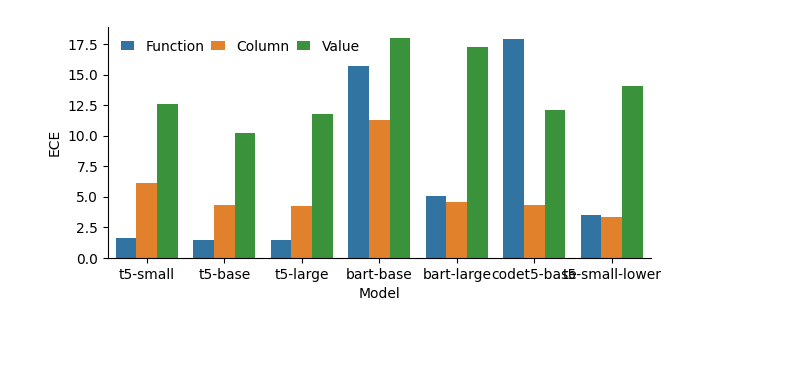
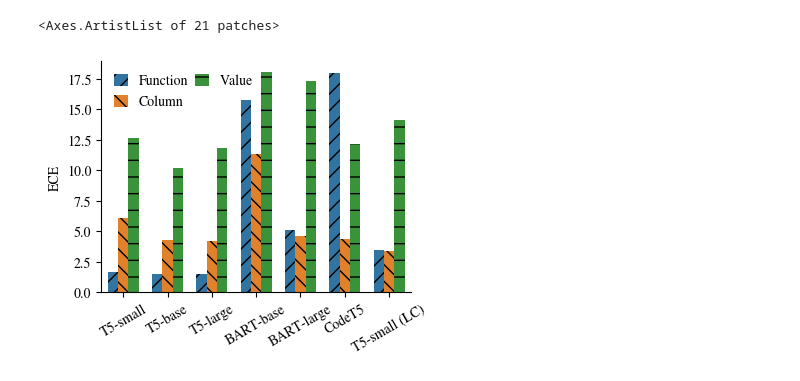
Before and after one commit to esteng/calibration_miso, a Jupyter notebook: analysis/calibration_sql_by_type.ipynb, the cells around one changed output. Saved outputs shown, nothing was run; the diff lists cells and outputs as text; code cells hidden in the pictures; blank space fills up the shorter version.

Commit message:
update plots

```diff
--- a/analysis/calibration_sql_by_type.ipynb
+++ b/analysis/calibration_sql_by_type.ipynb
@@ -114,12 +64,34 @@ type: 3: 2552
 # %%
+from matplotlib import pyplot as plt
+import itertools
+
+
+plt.rcParams["font.family"] = "Nimbus Roman"
+
 import pandas as pd
-fig, ax = plt.subplots(1, 1, figsize=(7, 3))
+fig, ax = plt.subplots(1, 1, figsize=(4, 3))
 
 df = pd.DataFrame(ece_df)
-sns.barplot(data=df, x="model", y="ece", hue="type", ax=ax)
+sns.barplot(data=df, x="model", y="ece", hue="type", ax=ax, width=0.7)
 ax.set_ylabel("ECE")
-ax.set_xlabel("Model")
-ax.legend(ncol=3, frameon=False, handlelength=1, columnspacing=0.5)
+ax.set_xlabel("")
 sns.despine()
+
+# hatches = itertools.cycle(['/', '\\', '-', '/', '\\,', '-'])
+hatches = ['//', '\\\\', '-'] # , '/', '\\', '-', '/', '\\', '-', '/', '\\', '-', '/', '\\', '-', '/', '\\', '-', '/', '\\', '-', '/', '\\', '-', '/', '\\', '-', '/', '\\', '-', '/', '\\', '-'] # , '/', '\\,', '-'])
+print(ax.patches)
+for i, bars in enumerate(ax.containers):
+    for j, bar in enumerate(bars):
+        hatch = hatches[i]
+        # hatch = next(hatches)
+        bar.set_hatch(hatch)
+
+
+ax.legend(ncol=2, frameon=False, handlelength=1, handleheight=1, columnspacing=0.5)
+ax.set_xticklabels(["T5-small", "T5-base", "T5-large", "BART-base", "BART-large", "CodeT5", "T5-small (LC)"], rotation=30)
+
+
+plt.savefig("/home/estengel/papers/calibration-parsing-2023/figures/sql_ece_by_token_type.pdf", bbox_inches='tight')
 # %% [output]
+<Axes.ArtistList of 21 patches>
-[figure, old version]
+[figure, new version]
```
Also changed, not shown: parts of 1 cell of this notebook, 3 other files.
